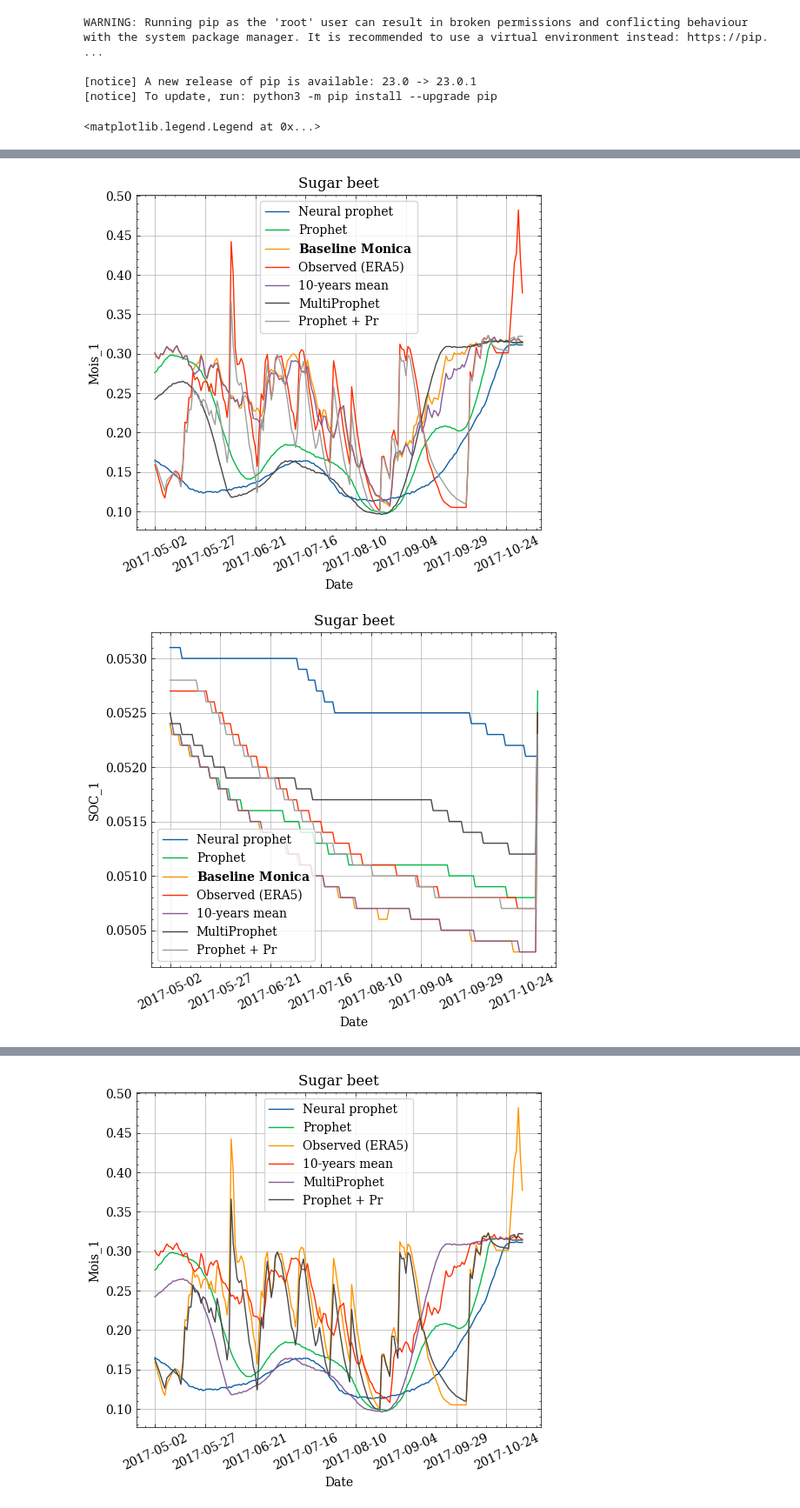
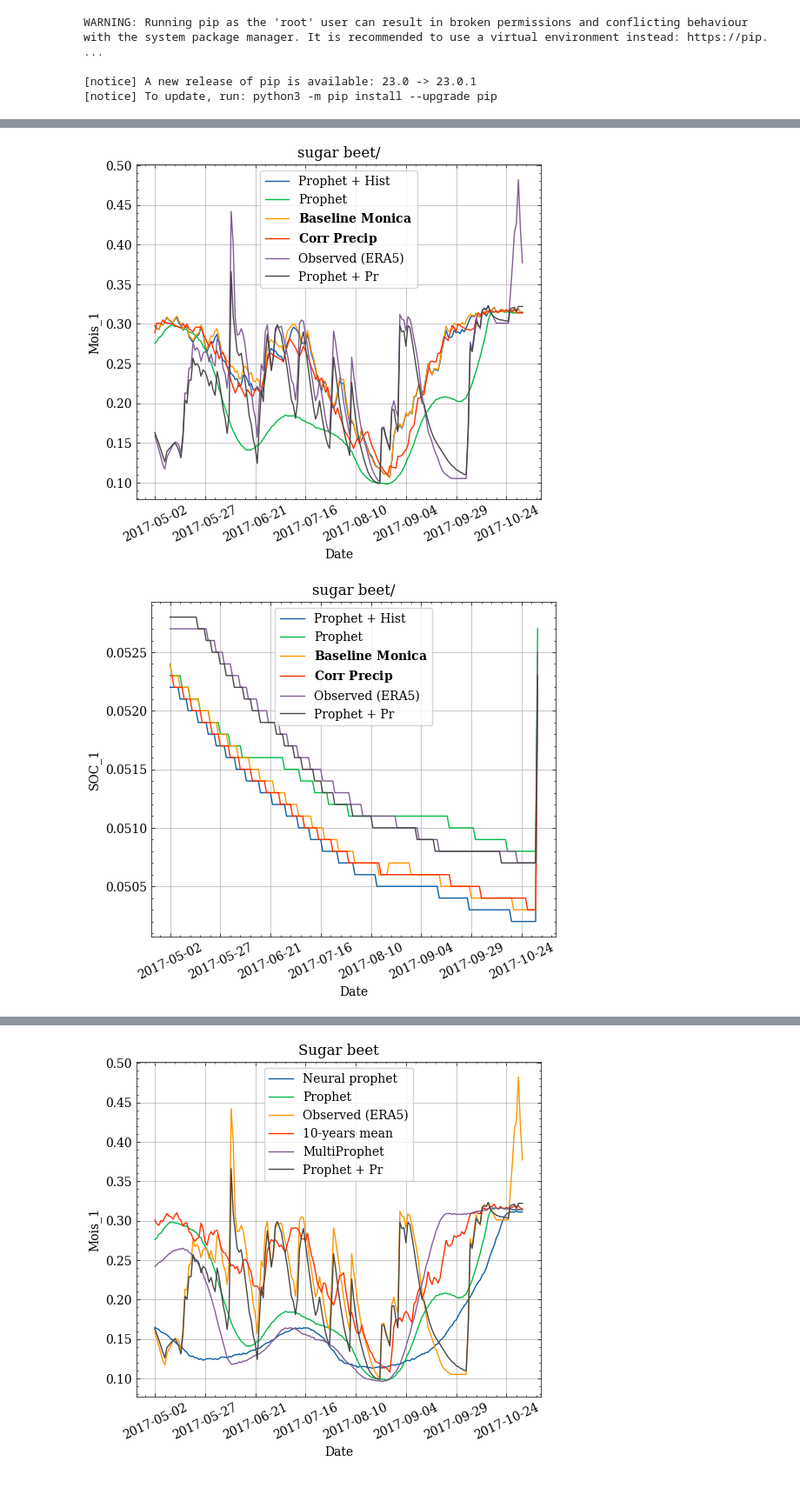
Before and after one commit to mishagrol/CS_MSU, a Jupyter notebook: Course Work/notebooks/MONICA.ipynb, the cells around one changed output, grey strips where cells are left out. Shown at 87% size. Cells and saved outputs as stored; diff of their text form; code cells hidden in the pictures.

Commit message:
weather prophet + hist

```diff
--- a/Course Work/notebooks/MONICA.ipynb
+++ b/Course Work/notebooks/MONICA.ipynb
@@ -83,6 +107,10 @@ def run_monica(climate_fname: str, kind:str = 'ERA5', use_real_precip:bool=False
 # %%
 df_prophet, t_p, w_p = run_monica(climate_fname='../monica/prediction_monica.csv',
                                        kind='prophet')
+
+df_prophet_corr, t_p_corr, w_p_corr = run_monica(climate_fname='../monica/prediction_monica.csv',
+                                       kind='prophet_corr', correct_precip=True)
+
 
 df_prophet_real, t_p_real, w_p_real = run_monica(climate_fname='../monica/prediction_monica.csv',
                                        kind='prophet_real_pr', use_real_precip=True)
@@ -92,8 +120,8 @@ df_baseline_monica, t_p_baseline, w_p_baseline = run_monica(climate_fname='../mo
                                        kind='baseline_monica')
 
 
-df_neural_prophet, t_np, w_np = run_monica(climate_fname='../monica/np_monica.csv',
-                                                     kind='neural_prophet')
+df_neural_prophet, t_np, w_np = run_monica(climate_fname='../monica/prediction_monica.csv',
+                                                     kind='Prophet+Hist', use_history=True)
 
 df_neural_mp, t_mp, w_mp = run_monica(climate_fname='../monica/multi_prophet-monica.csv',
                                                      kind='multi_prophet')
@@ -129,27 +163,29 @@ df
 # %%
-mask = df_reanalysis['Crop']=='sugar beet/'
+crop = 'sugar beet/'
+
+mask = df_reanalysis['Crop']==crop
 sb_era5 = df_reanalysis.loc[mask]
 
-mask = df_neural_prophet['Crop']=='sugar beet/'
+mask = df_neural_prophet['Crop']==crop
 sb_np = df_neural_prophet.loc[mask]
 
+mask = df_prophet_corr['Crop']==crop
+sb_corr = df_prophet_corr.loc[mask]
 
-mask = df_baseline_monica['Crop']=='sugar beet/'
+mask = df_baseline_monica['Crop']==crop
 sb_baseline = df_baseline_monica.loc[mask]
 
-
-
-mask = df_prophet['Crop']=='sugar beet/'
+mask = df_prophet['Crop']==crop
 sb_n = df_prophet.loc[mask]
 
-mask = df_mean['Crop']=='sugar beet/'
+mask = df_mean['Crop']==crop
 sb_m = df_mean.loc[mask]
 
 
-mask = df_neural_mp['Crop']=='sugar beet/'
+mask = df_neural_mp['Crop']==crop
 sb_mp = df_neural_mp.loc[mask]
 
-mask = df_prophet_real['Crop']=='sugar beet/'
+mask = df_prophet_real['Crop']==crop
 sb_pr = df_prophet_real.loc[mask]
 # %%
 var = 'Height'
@@ -192,26 +228,24 @@ WARNING: Running pip as the 'root' user can result in broken permissions and con
 import scienceplots
 # %%
 plt.style.use(['science', 'no-latex'])
-# %%
-ax.legend()
-# %% [output]
-<matplotlib.legend.Legend at 0x...>
 # %%
-variables = ['Yield', 'Mois_1', 'SOC_1', 'AbBiom', 'Tavg']
+variables = ['Yield', 'Mois_1', 'SOC_1', 'AbBiom', 'Tavg', 'Act_ET']
 for var in variables:
     fig, ax = plt.subplots(1,1,figsize = (6,5))
-    sb_np.set_index('Date')[var].plot(label='Neural prophet', ax=ax)
+    sb_np.set_index('Date')[var].plot(label='Prophet + Hist', ax=ax)
     sb_n.set_index('Date')[var].plot(label='Prophet', ax=ax)
     sb_baseline.set_index('Date')[var].plot(label="$\\bf{Baseline\  Monica}$", ax=ax)
+    sb_corr.set_index('Date')[var].plot(label="$\\bf{Corr\  Precip}$", ax=ax)
     sb_era5.set_index('Date')[var].plot(label='Observed (ERA5)', ax=ax)
-    sb_m.set_index('Date')[var].plot(label='10-years mean', ax=ax, )
-    sb_mp.set_index('Date')[var].plot(label='MultiProphet', ax=ax)
+
+#     sb_m.set_index('Date')[var].plot(label='10-years mean', ax=ax, )
+#     sb_mp.set_index('Date')[var].plot(label='MultiProphet', ax=ax)
     sb_pr.set_index('Date')[var].plot(label='Prophet + Pr',ax=ax)
     plt.ylabel(var)
     ax.legend(frameon=True)
 #     ax.legend(loc='upper center', bbox_to_anchor=(0.5, 1.15),
 #           ncol=3, fancybox=True, shadow=True, frameon=True)
-    ax.set_title('Sugar beet')
+    ax.set_title(crop)
     plt.xticks(rotation=25)
     plt.grid()
     plt.show()
@@ -220,2 +254,2 @@ for var in variables:
-[figure, old version]
+[figure, new version]
-[figure, old version]
+[figure, new version]
```
Also changed, not shown: parts of 16 cells of this notebook, 1 other file.
